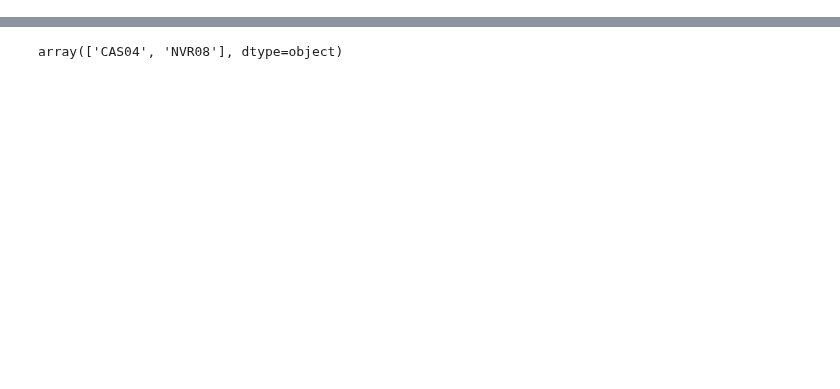
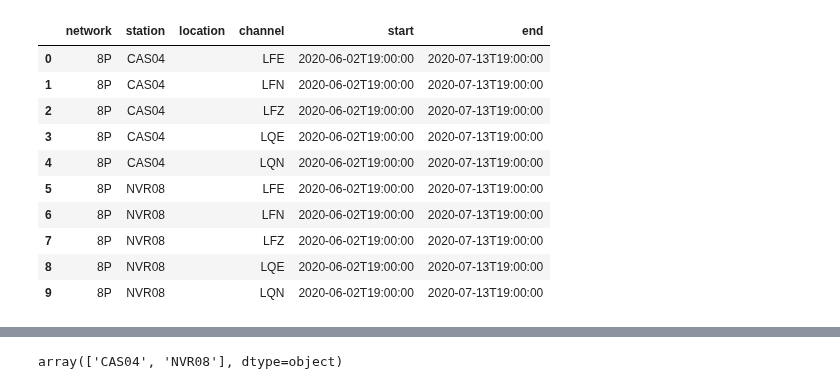
Before and after one commit to simpeg/aurora, a Jupyter notebook: paper/process_cas04_mulitple_station.ipynb, the cells around one changed output, grey strips where cells are left out. Cells and saved outputs as stored; diff of their text form; code cells hidden in the pictures; blank space fills up the shorter version.

```diff
--- a/paper/process_cas04_mulitple_station.ipynb
+++ b/paper/process_cas04_mulitple_station.ipynb
@@ -24,0 +42,3 @@ warnings.filterwarnings('ignore')
+# %%
+fdsn_object = FDSN(mth5_version='0.2.0')
+fdsn_object.client = "IRIS"
@@ -24,0 +64,31 @@ warnings.filterwarnings('ignore')
+# %%
+channels = ["LFE", "LFN", "LFZ", "LQE", "LQN"]
+CAS04 = ["8P", "CAS04",  '2020-06-02T19:00:00', '2020-07-13T19:00:00']
+NVR08 = ["8P", "NVR08", '2020-06-02T19:00:00', '2020-07-13T19:00:00']
+# REV06 = ["8P", "REV06", '2020-06-02T19:00:00', '2020-07-13T19:00:00']
+
+stations = [CAS04, NVR08,]
+# stations.append(REV06)
+
+request_list = []
+for entry in stations:
+    for channel in channels:
+        request_list.append(
+            [entry[0], entry[1], "", channel, entry[2], entry[3]]
+        )
+
+# Turn list into dataframe
+request_df =  pd.DataFrame(request_list, columns=fdsn_object.request_columns)
+request_df
+# %% [output]
+|  | network | station | location | channel | start | end |
+| 0 | 8P | CAS04 |  | LFE | 2020-06-02T19:00:00 | 2020-07-13T19:00:00 |
+| 1 | 8P | CAS04 |  | LFN | 2020-06-02T19:00:00 | 2020-07-13T19:00:00 |
+| 2 | 8P | CAS04 |  | LFZ | 2020-06-02T19:00:00 | 2020-07-13T19:00:00 |
+| 3 | 8P | CAS04 |  | LQE | 2020-06-02T19:00:00 | 2020-07-13T19:00:00 |
+| 4 | 8P | CAS04 |  | LQN | 2020-06-02T19:00:00 | 2020-07-13T19:00:00 |
+| 5 | 8P | NVR08 |  | LFE | 2020-06-02T19:00:00 | 2020-07-13T19:00:00 |
+| 6 | 8P | NVR08 |  | LFN | 2020-06-02T19:00:00 | 2020-07-13T19:00:00 |
+| 7 | 8P | NVR08 |  | LFZ | 2020-06-02T19:00:00 | 2020-07-13T19:00:00 |
+| 8 | 8P | NVR08 |  | LQE | 2020-06-02T19:00:00 | 2020-07-13T19:00:00 |
+| 9 | 8P | NVR08 |  | LQN | 2020-06-02T19:00:00 | 2020-07-13T19:00:00 |
```
Also changed, not shown: parts of 13 cells of this notebook, 3 other files.
